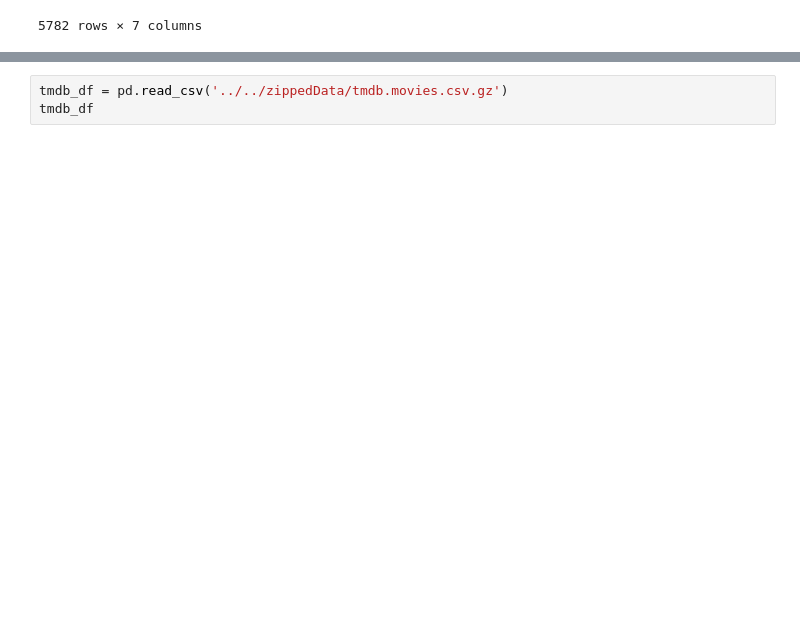
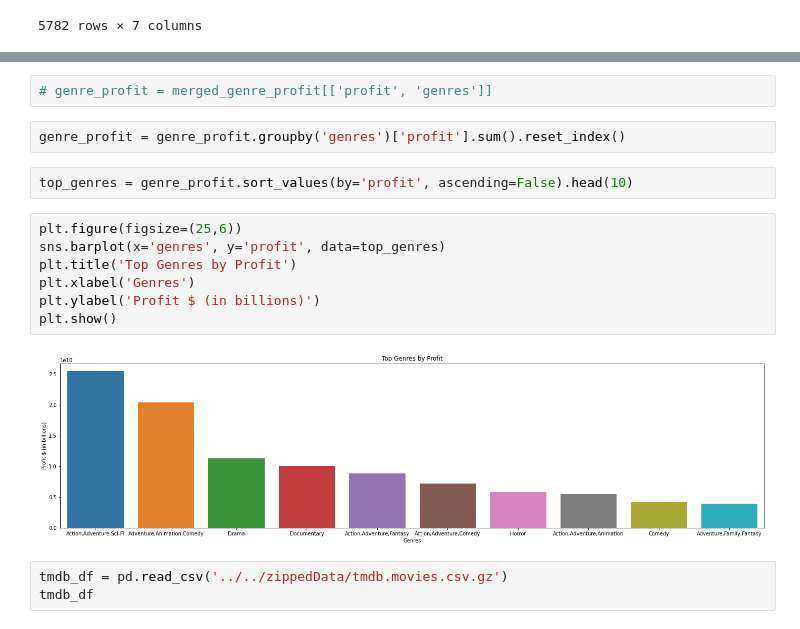
Before and after one commit to Sstrouderr/Capstone-repo, a Jupyter notebook: Notebooks/Carolyn/Book2.ipynb, the cells around one changed output, grey strips where cells are left out. Cells and saved outputs as stored; diff of their text form; blank space fills up the shorter version.

Commit message:
Worked on genre and profit bar grpah

```diff
--- a/Notebooks/Carolyn/Book2.ipynb
+++ b/Notebooks/Carolyn/Book2.ipynb
@@ -211,3 +210,18 @@ dtype: int64
+# %%
+# genre_profit = merged_genre_profit[['profit', 'genres']]
+# %%
+genre_profit = genre_profit.groupby('genres')['profit'].sum().reset_index()
+# %%
+top_genres = genre_profit.sort_values(by='profit', ascending=False).head(10)
+# %%
+plt.figure(figsize=(25,6))
+sns.barplot(x='genres', y='profit', data=top_genres)
+plt.title('Top Genres by Profit')
+plt.xlabel('Genres')
+plt.ylabel('Profit $ (in billions)')
+plt.show()
+# %% [output]
+[figure, added]
 # %%
 tmdb_df = pd.read_csv('../../zippedData/tmdb.movies.csv.gz')
 tmdb_df
```
Also changed, not shown: parts of 4 cells of this notebook.
